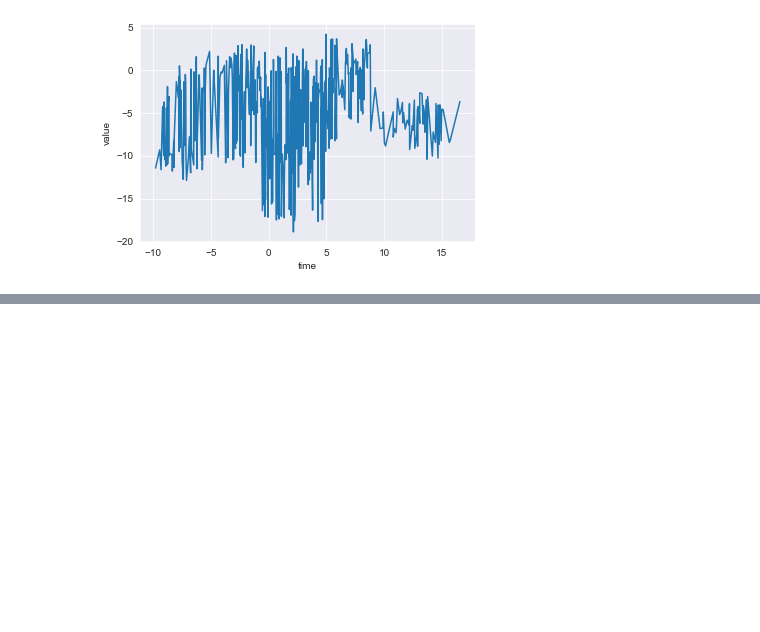
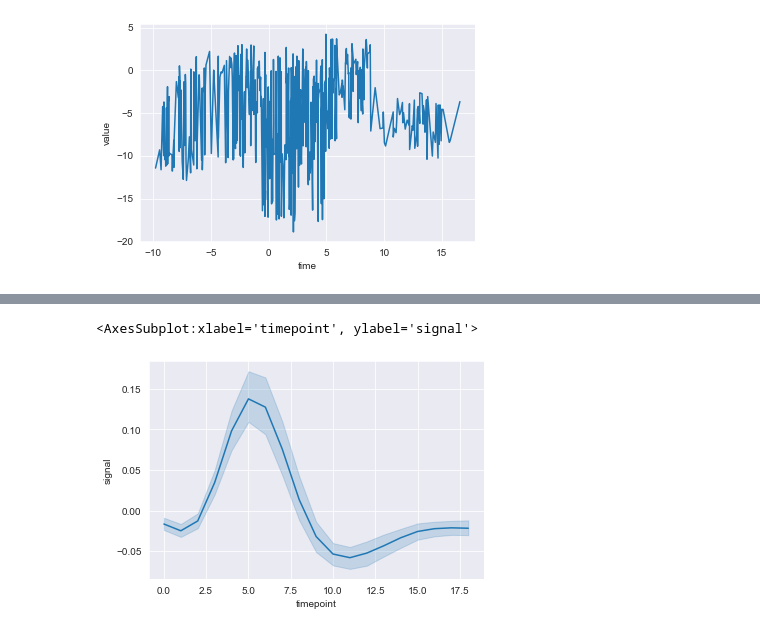
Before and after one commit to dehsheikh/Data_Science, a Jupyter notebook: Data_Visualization/Seaborn.ipynb, the cells around one changed output, grey strips where cells are left out. Saved outputs shown, nothing was run; the diff lists cells and outputs as text; code cells hidden in the pictures; blank space fills up the shorter version.

```diff
--- a/Data_Visualization/Seaborn.ipynb
+++ b/Data_Visualization/Seaborn.ipynb
@@ -139,3 +139,6 @@ sns.lineplot(data = df,
 # %% [output]
 <AxesSubplot:xlabel='time', ylabel='value'>
 [figure]
+# %%
+fmri = sns.load_dataset("fmri")
+fmri.head()
@@ -141,0 +188,7 @@ sns.lineplot(data = df,
+# %%
+sns.lineplot(data = fmri,
+             x = "timepoint",
+             y = "signal")
+# %% [output]
+<AxesSubplot:xlabel='timepoint', ylabel='signal'>
+[figure, added]
```
Also changed, not shown: parts of 5 cells of this notebook.
